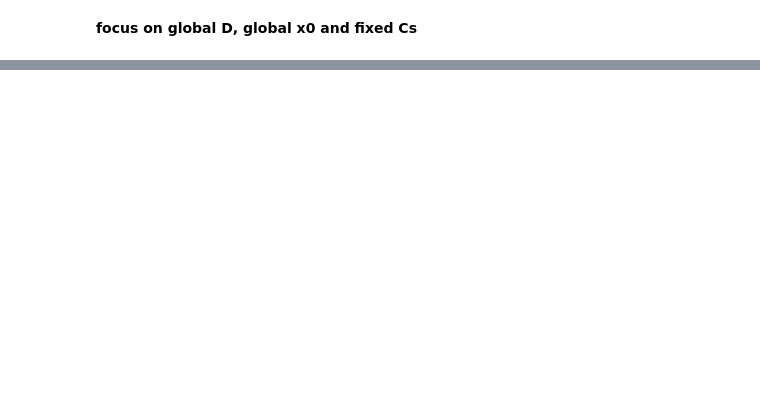
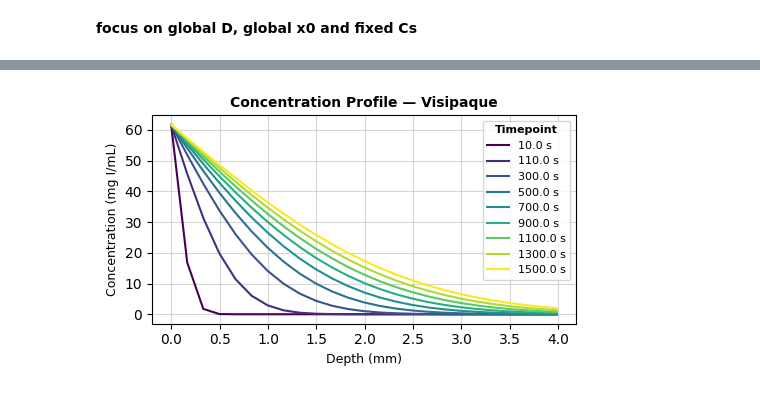
Before and after one commit to isaackh28/diff_tests, a Jupyter notebook: notebook.ipynb, the cells around one changed output, grey strips where cells are left out. Drawn from its saved outputs; the diff is of its cells as text; code cells hidden in the pictures; blank space fills up the shorter version.

```diff
--- a/notebook.ipynb
+++ b/notebook.ipynb
@@ -205,0 +237,8 @@ target_cfg =
+# %%
+results = []
+
+with alive_bar(len(target_cfg), title = "Fitting configs", force_tty = True) as bar:
+    for cfg in target_cfg:
+        result = fitting.fit_diffusion(conc, depth, time, cfg)
+        results.append(result)
+        bar()
@@ -205,0 +434,33 @@ target_cfg =
+# %%
+diff = results[0].d_global
+cs = results[0].cs_global
+
+conc_test = np.empty_like(conc)
+for i, ti in enumerate(time):
+    if ti == 0:
+        conc_test[i, :] = semi_inf(depth, 0, diff, cs, 0.001)
+    else:
+        conc_test[i, :] = semi_inf(depth, 0, diff, cs, ti)
+# %%
+# ---- Experimental concentration profiles at the beginning, middle, and end of the experiment ----
+profs = range(0, len(time), 10)
+n_profs = len(profs)
+cmap = plt.get_cmap("viridis")
+colors = cmap(np.linspace(0, 1, n_profs))
+
+fig, ax = plt.subplots(figsize = (5, 3))
+j = 0
+for i in profs:
+    ax.plot(depth, conc_test[i, :], label = f"{time[i]} s", color = colors[j])
+    j += 1
+ax.legend(title = "Timepoint", fontsize = 8,
+          title_fontproperties = {"weight": "bold", "size": 8})
+ax.set_ylabel("Concentration (mg I/mL)", size = 9)
+ax.set_xlabel("Depth (mm)", size = 9)
+ax.grid(alpha = 0.5)
+ax.set_title(f"Concentration Profile — Visipaque",
+             fontdict = {"weight": "bold", "size": 10})
+plt.tight_layout()
+plt.show()
+# %% [output]
+[figure, added]
```
Also changed, not shown: parts of 25 cells of this notebook, 1 other file.
